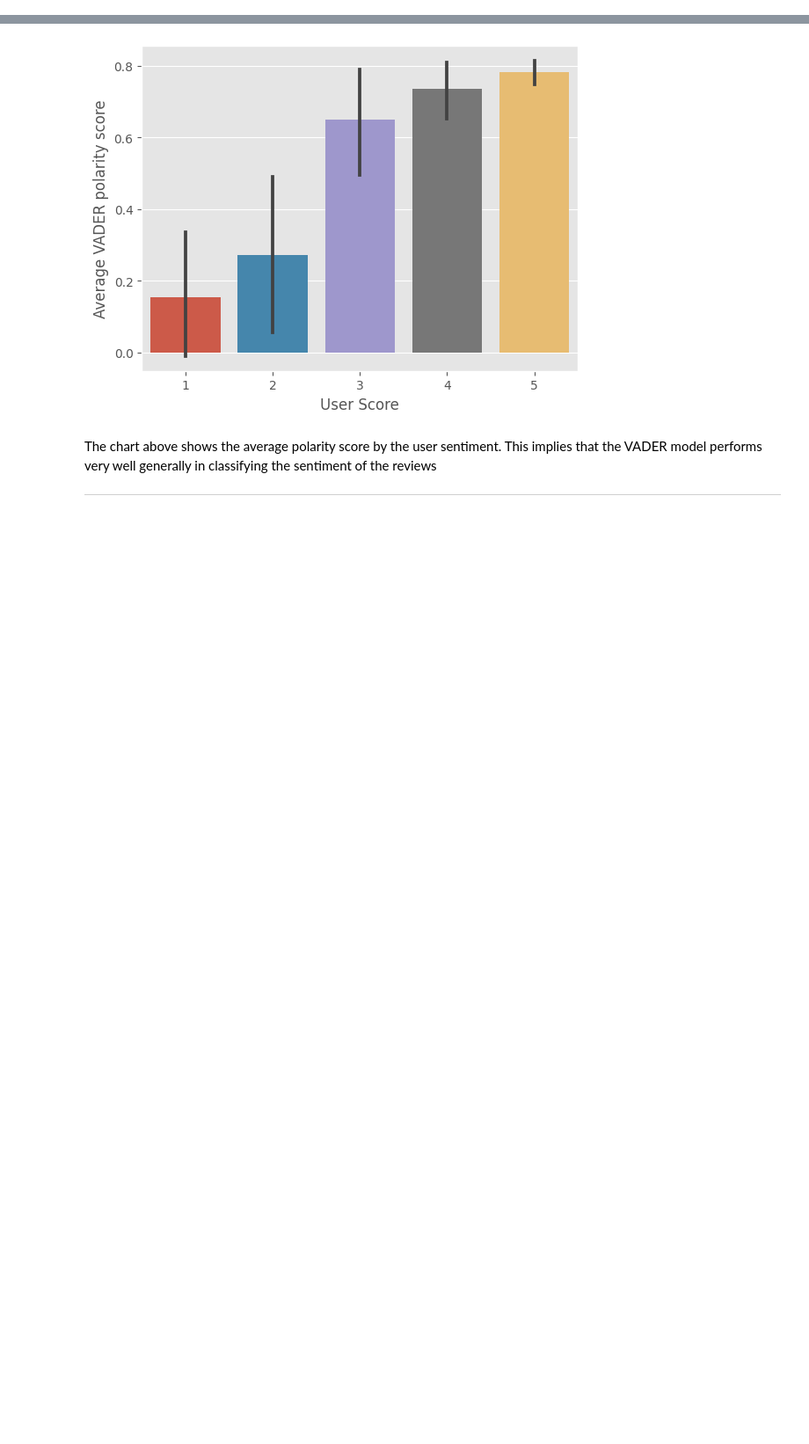
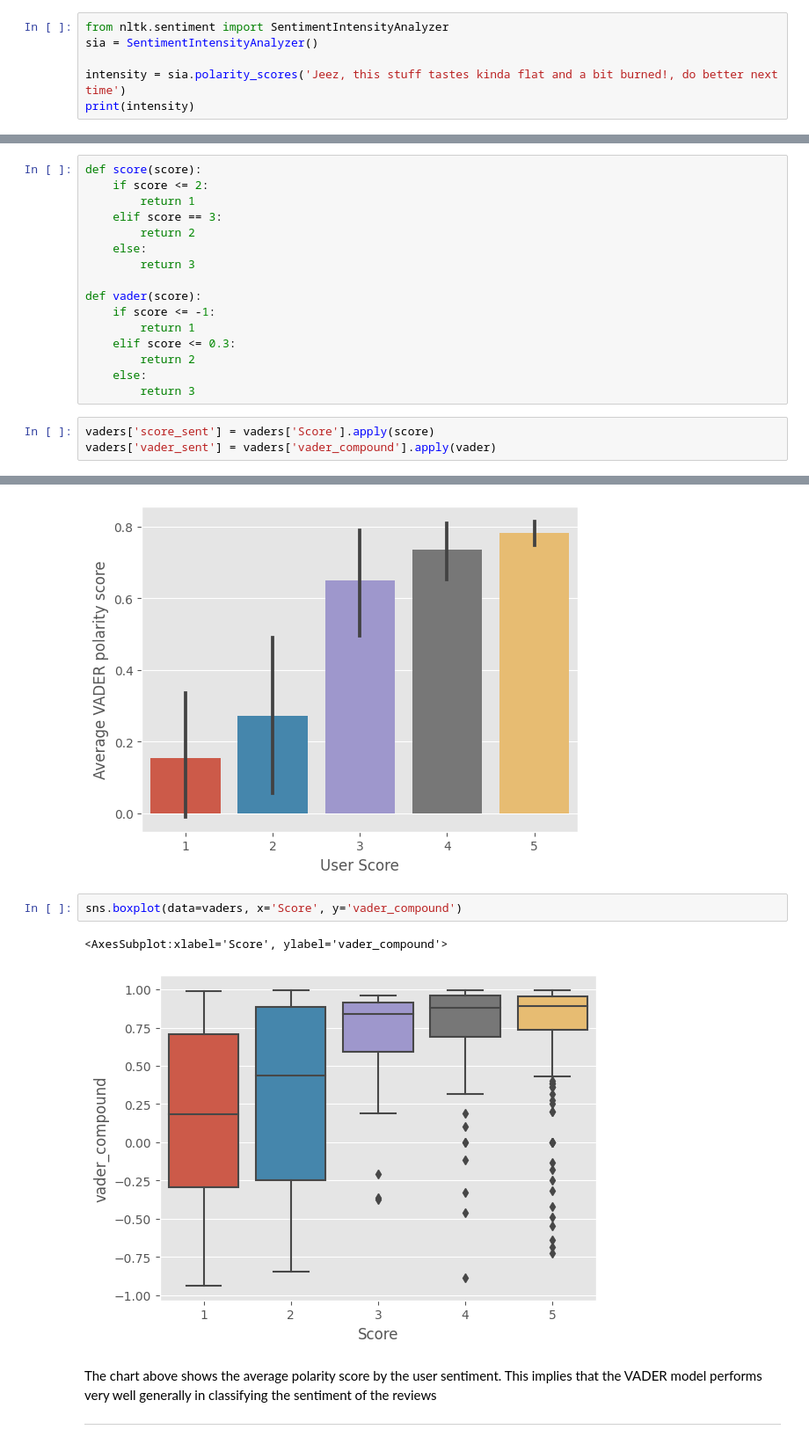
Before and after one commit to ChibuikeOnuba/NLP, a Jupyter notebook: the_model.ipynb, the cells around one changed output, grey strips where cells are left out. Shown at 88% size. Saved outputs shown, nothing was run; the diff lists cells and outputs as text; blank space fills up the shorter version.

```diff
--- a/the_model.ipynb
+++ b/the_model.ipynb
@@ -70,3 +70,9 @@ legendary like Gevalia disappointed find coffee contains artificial flavors   ou
 from nltk.sentiment import SentimentIntensityAnalyzer
 from tqdm.notebook import tqdm
 sia = SentimentIntensityAnalyzer()
+# %%
+from nltk.sentiment import SentimentIntensityAnalyzer
+sia = SentimentIntensityAnalyzer()
+
+intensity = sia.polarity_scores('Jeez, this stuff tastes kinda flat and a bit burned!, do better next time')
+print(intensity)
@@ -90,3 +98,22 @@ vaders.head()
 | 2 | 427828 | 0.000 | 0.880 | 0.120 | 0.4588 | 427827 | B008FHUFAU | AOXC0JQQZGGB6 | Kenneth Shevlin | ... |
 | 3 | 433955 | 0.009 | 0.827 | 0.163 | 0.9923 | 433954 | B006BXV14E | A3PWPNZVMNX3PA | rareoopdvds | ... |
 | 4 | 70261 | 0.089 | 0.719 | 0.191 | 0.9421 | 70260 | B007I7Z3Z0 | A1XNZ7PCE45KK7 | Og8ys1 | ... |
+# %%
+def score(score):
+    if score <= 2:
+        return 1
+    elif score == 3:
+        return 2
+    else:
+        return 3
+
+def vader(score):
+    if score <= -1:
+        return 1
+    elif score <= 0.3:
+        return 2
+    else:
+        return 3
+# %%
+vaders['score_sent'] = vaders['Score'].apply(score)
+vaders['vader_sent'] = vaders['vader_compound'].apply(vader)
@@ -101,6 +156,11 @@ plt.ylabel('Average VADER polarity score')
 # %% [output]
 Text(0, 0.5, 'Average VADER polarity score')
 [figure]
+# %%
+sns.boxplot(data=vaders, x='Score', y='vader_compound')
+# %% [output]
+<AxesSubplot:xlabel='Score', ylabel='vader_compound'>
+[figure, added]
 # %% [markdown]
 The chart above shows the average polarity score by the user sentiment. This implies that the VADER model performs very well generally in classifying the sentiment of the reviews
 ___
```
Also changed, not shown: parts of 5 cells of this notebook.
